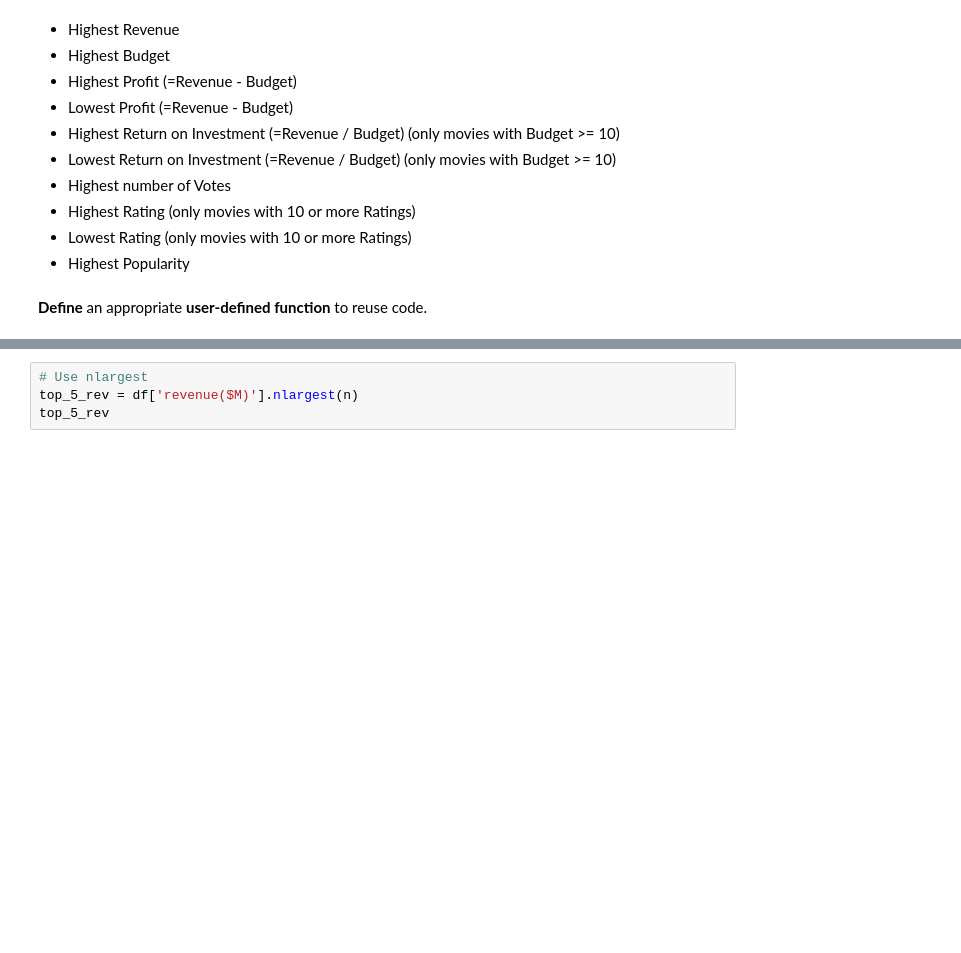
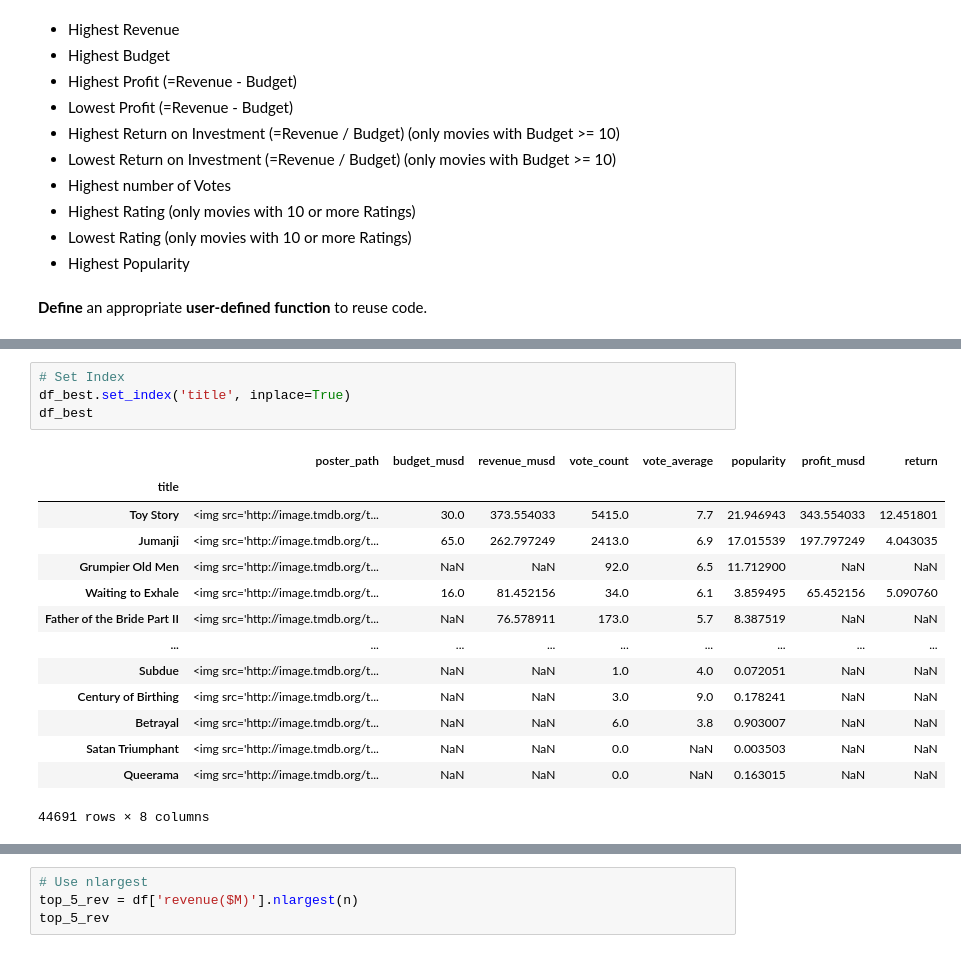
Before and after one commit to mikewenner/Data_Science, a Jupyter notebook: project_course/01_EDA_movies.ipynb, the cells around one changed output, grey strips where cells are left out. Saved outputs shown, nothing was run; the diff lists cells and outputs as text; blank space fills up the shorter version.

```diff
--- a/project_course/01_EDA_movies.ipynb
+++ b/project_course/01_EDA_movies.ipynb
@@ -132,0 +197,19 @@ df
+# %%
+# Set Index
+df_best.set_index('title', inplace=True)
+df_best
+# %% [output]
+|  | poster_path | budget_musd | revenue_musd | vote_count | vote_average | popularity | profit_musd | return |
+| title |  |  |  |  |  |  |  |  |
+| Toy Story | <img src='http://image.tmdb.org/t... | 30.0 | 373.554033 | 5415.0 | 7.7 | 21.946943 | 343.554033 | 12.451801 |
+| Jumanji | <img src='http://image.tmdb.org/t... | 65.0 | 262.797249 | 2413.0 | 6.9 | 17.015539 | 197.797249 | 4.043035 |
+| Grumpier Old Men | <img src='http://image.tmdb.org/t... | NaN | NaN | 92.0 | 6.5 | 11.712900 | NaN | NaN |
+| Waiting to Exhale | <img src='http://image.tmdb.org/t... | 16.0 | 81.452156 | 34.0 | 6.1 | 3.859495 | 65.452156 | 5.090760 |
+| Father of the Bride Part II | <img src='http://image.tmdb.org/t... | NaN | 76.578911 | 173.0 | 5.7 | 8.387519 | NaN | NaN |
+| ... | ... | ... | ... | ... | ... | ... | ... | ... |
+| Subdue | <img src='http://image.tmdb.org/t... | NaN | NaN | 1.0 | 4.0 | 0.072051 | NaN | NaN |
+| Century of Birthing | <img src='http://image.tmdb.org/t... | NaN | NaN | 3.0 | 9.0 | 0.178241 | NaN | NaN |
+| Betrayal | <img src='http://image.tmdb.org/t... | NaN | NaN | 6.0 | 3.8 | 0.903007 | NaN | NaN |
+| Satan Triumphant | <img src='http://image.tmdb.org/t... | NaN | NaN | 0.0 | NaN | 0.003503 | NaN | NaN |
+| Queerama | <img src='http://image.tmdb.org/t... | NaN | NaN | 0.0 | NaN | 0.163015 | NaN | NaN |
+44691 rows × 8 columns
```
Also changed, not shown: parts of 15 cells of this notebook.
